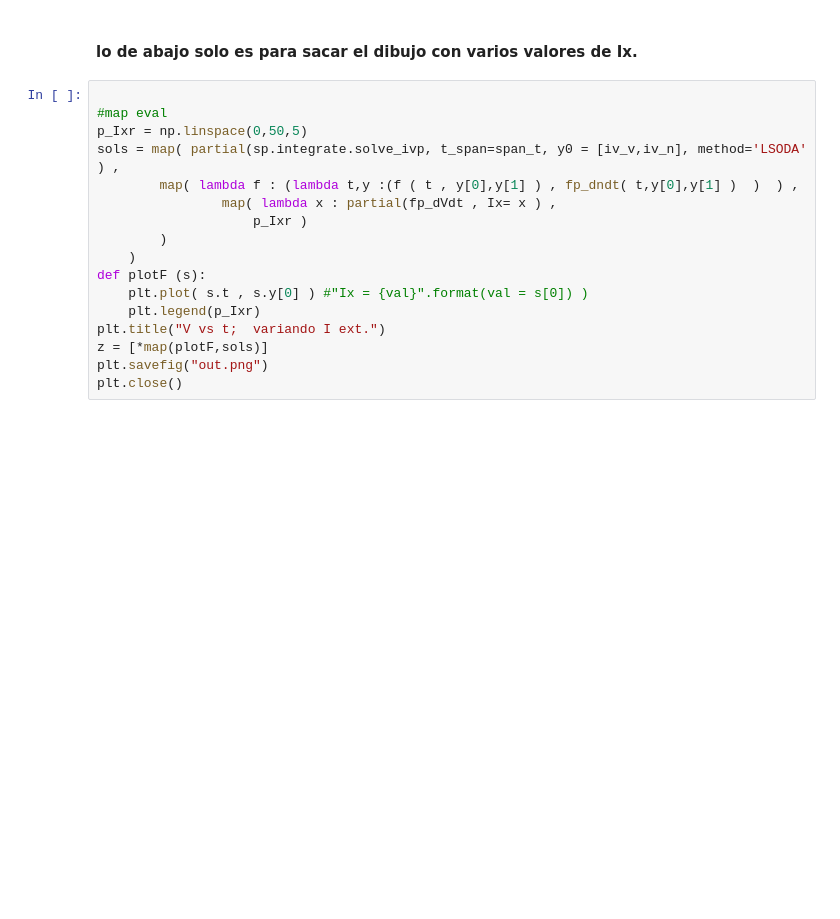
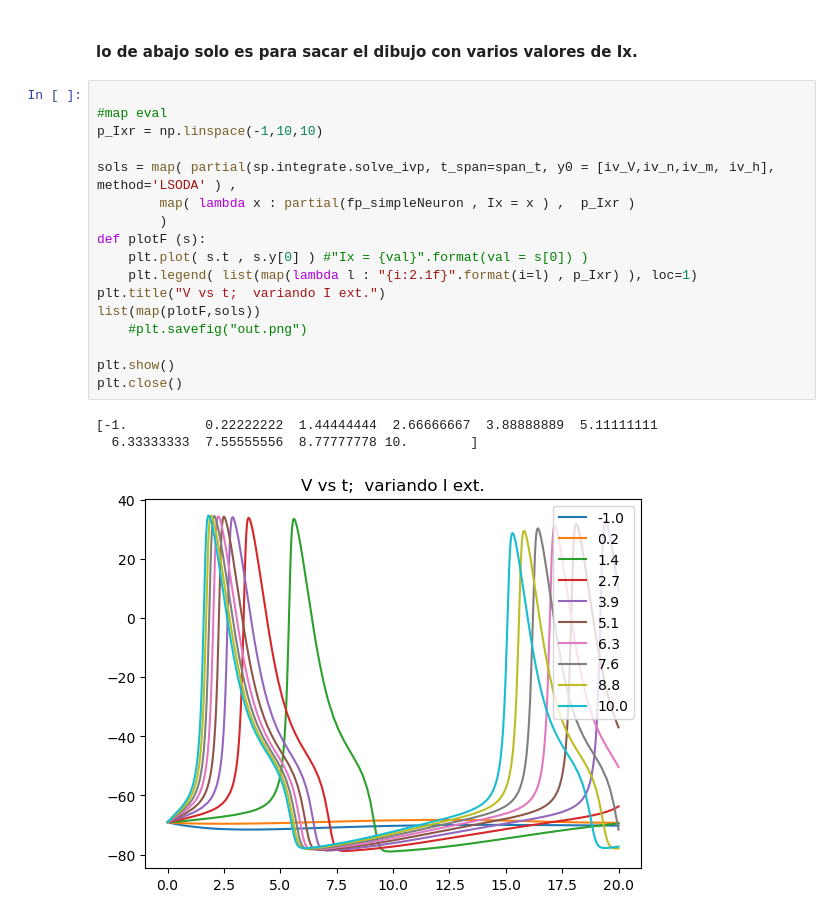
Before and after one commit to hxdvka/MiBio, a Jupyter notebook: FisioLab/3/Lab3.ipynb, the cells around one changed output. Saved outputs shown, nothing was run; the diff lists cells and outputs as text; blank space fills up the shorter version.

```diff
--- a/FisioLab/3/Lab3.ipynb
+++ b/FisioLab/3/Lab3.ipynb
@@ -189,17 +212,21 @@ for s in sample:
 # %%
 
 #map eval
-p_Ixr = np.linspace(0,50,5)
-sols = map( partial(sp.integrate.solve_ivp, t_span=span_t, y0 = [iv_v,iv_n], method='LSODA' ) ,
-        map( lambda f : (lambda t,y :(f ( t , y[0],y[1] ) , fp_dndt( t,y[0],y[1] )  )  ) ,
-                map( lambda x : partial(fp_dVdt , Ix= x ) ,
-                    p_Ixr )
+p_Ixr = np.linspace(-1,10,10)
+
+sols = map( partial(sp.integrate.solve_ivp, t_span=span_t, y0 = [iv_V,iv_n,iv_m, iv_h], method='LSODA' ) ,
+        map( lambda x : partial(fp_simpleNeuron , Ix = x ) ,  p_Ixr )
         )
-    )
 def plotF (s):
     plt.plot( s.t , s.y[0] ) #"Ix = {val}".format(val = s[0]) )
-    plt.legend(p_Ixr)
+    plt.legend( list(map(lambda l : "{i:2.1f}".format(i=l) , p_Ixr) ), loc=1)
 plt.title("V vs t;  variando I ext.")
-z = [*map(plotF,sols)]
-plt.savefig("out.png")
+list(map(plotF,sols))
+    #plt.savefig("out.png")
+
+plt.show()
 plt.close()
+# %% [output]
+[-1.          0.22222222  1.44444444  2.66666667  3.88888889  5.11111111
+  6.33333333  7.55555556  8.77777778 10.        ]
+[figure, added]
```
Also changed, not shown: parts of 9 cells of this notebook.
